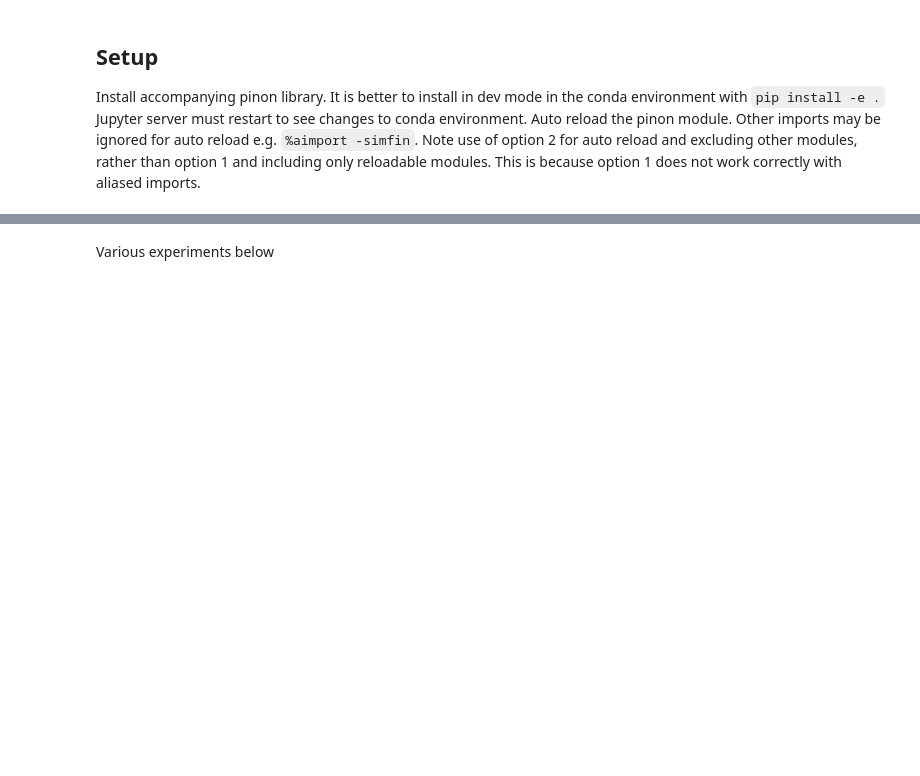
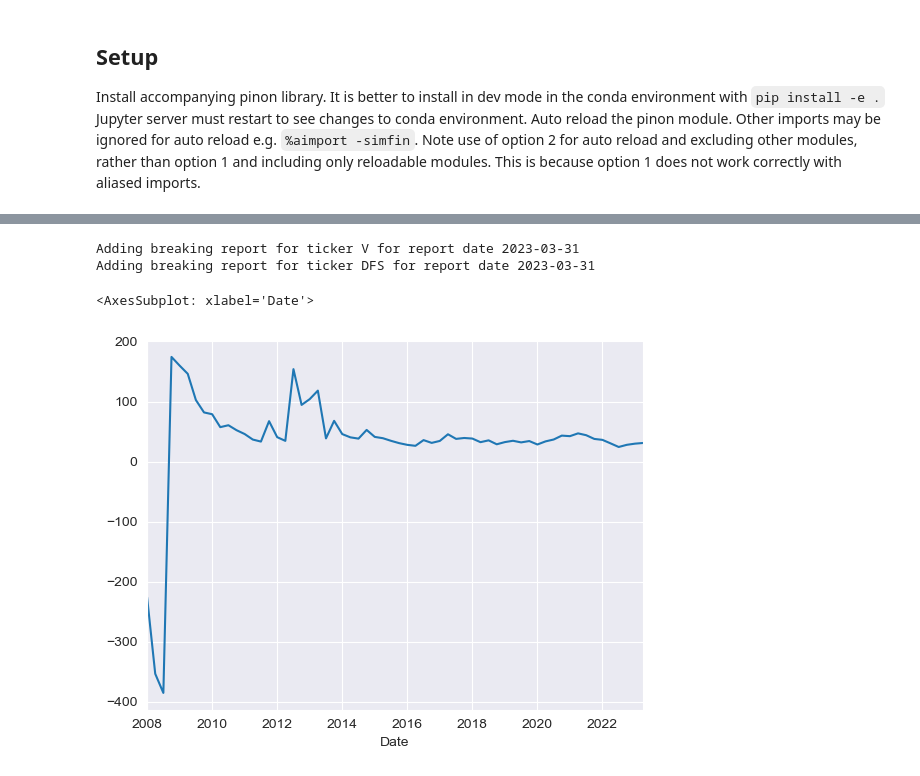
Before and after one commit to ddannenb/pinon, a Jupyter notebook: notebooks/try2.ipynb, the cells around one changed output, grey strips where cells are left out. Cells and saved outputs as stored; diff of their text form; code cells hidden in the pictures; blank space fills up the shorter version.

```diff
--- a/notebooks/try2.ipynb
+++ b/notebooks/try2.ipynb
@@ -72,5 +36,6 @@ Here
 # %%
-comps = pn.Comps(config)
-comps.run_ratios()
-comps.run_variations()
-comps.run_target_ks()
+c = pn.Comps(config)
+c.run_variations()
+# %% [output]
+Adding breaking report for ticker V for report date 2023-03-31
+Adding breaking report for ticker DFS for report date 2023-03-31
@@ -95,2 +41,0 @@ temp1 = temp.join(ratios)
-# %% [markdown]
-Various experiments below
@@ -125,0 +42,6 @@ pe_x.loc['2022-07-01':'2022-09-30', 'QTR_PE'].mean()
+# %%
+dp = pn.DailyPrices()
+dp.get_downsampled_share_price_ratios('V')[sf_cols.PE_TTM].tail(70).plot()
+# %% [output]
+<AxesSubplot: xlabel='Date'>
+[figure, added]
```
Also changed, not shown: parts of 13 cells of this notebook, 3 other files.
